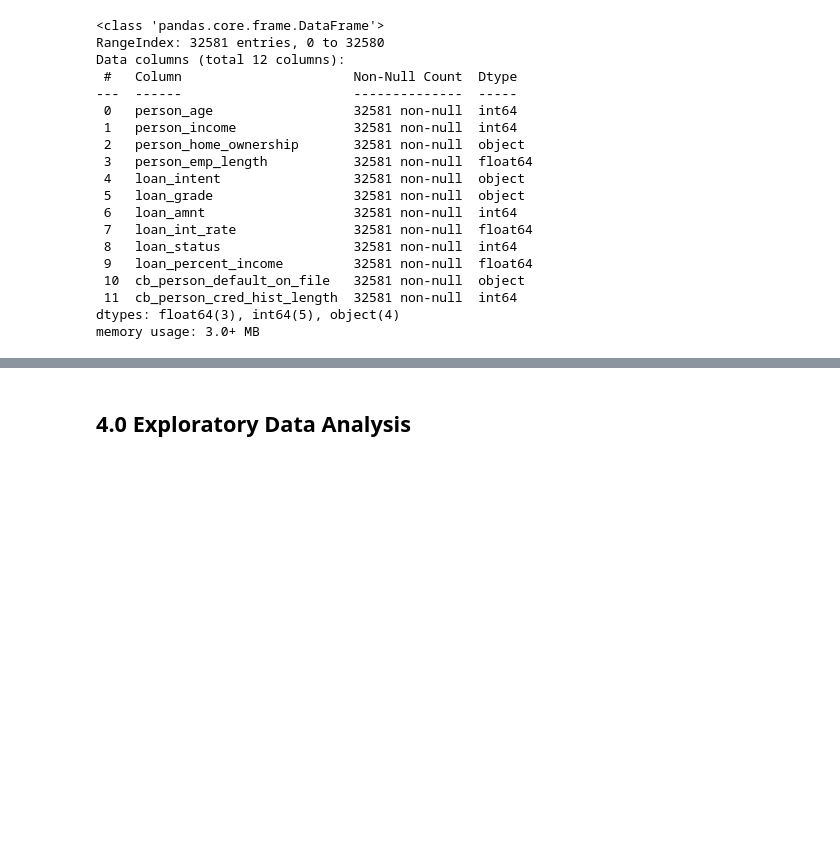
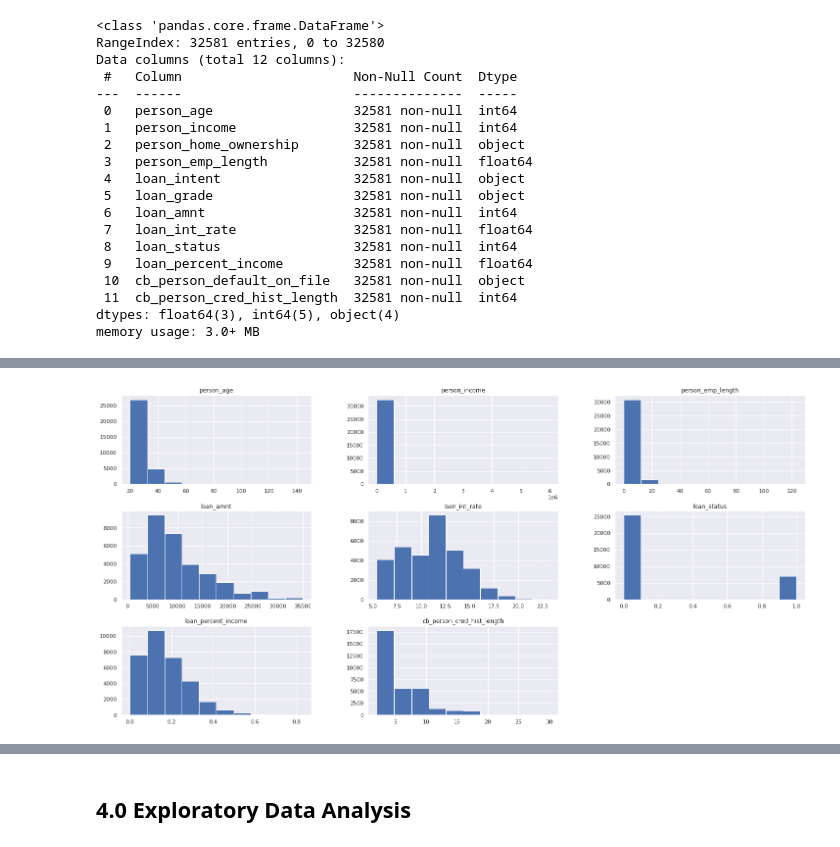
Before and after one commit to diegopmayer/credpay_default_prediction, a Jupyter notebook: credpay_diego_mayer_ciclo_01.ipynb, the cells around one changed output, grey strips where cells are left out. Drawn from its saved outputs; the diff is of its cells as text; code cells hidden in the pictures; blank space fills up the shorter version.

```diff
--- a/credpay_diego_mayer_ciclo_01.ipynb
+++ b/credpay_diego_mayer_ciclo_01.ipynb
@@ -175,0 +204,4 @@ base_cre
+# %%
+base_credit.hist();
+# %% [output]
+[figure, added]
```
Also changed, not shown: parts of 15 cells of this notebook.
